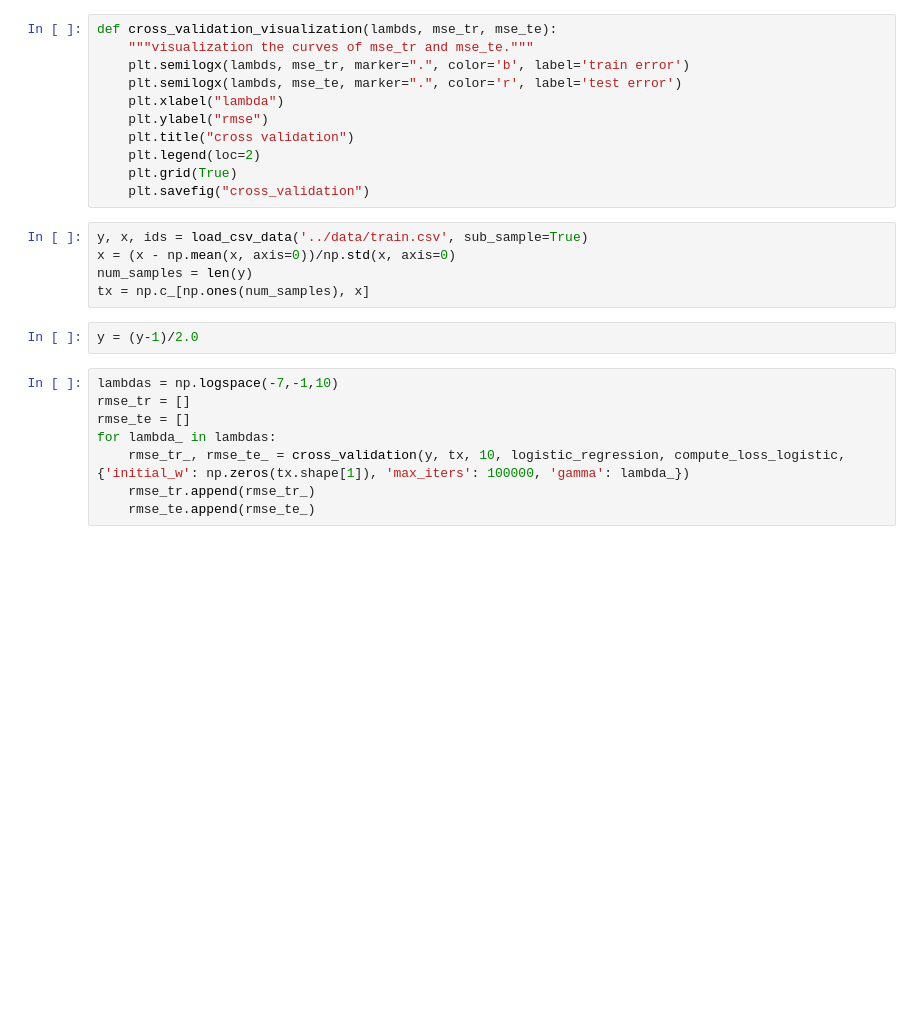
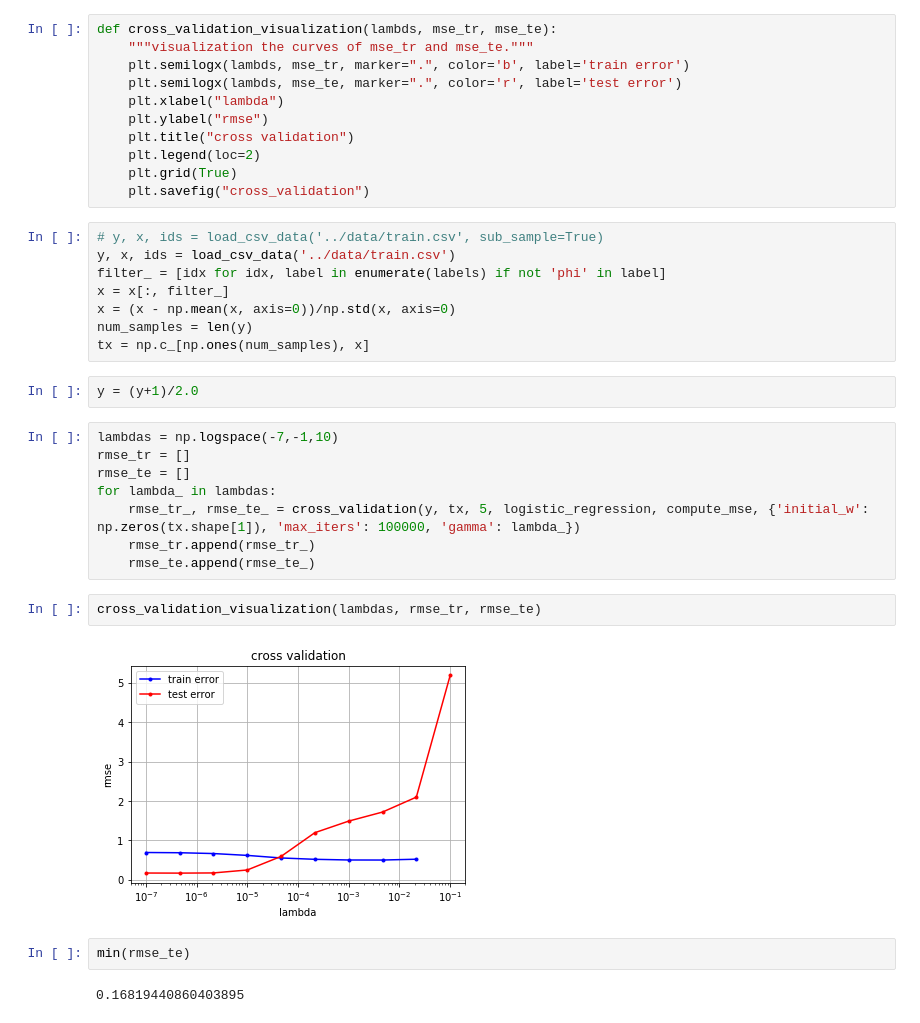
Before and after one commit to inverniz/ML_project, a Jupyter notebook: scripts/Model_building.ipynb, the cells around one changed output. Saved outputs shown, nothing was run; the diff lists cells and outputs as text; blank space fills up the shorter version.

```diff
--- a/scripts/Model_building.ipynb
+++ b/scripts/Model_building.ipynb
@@ -152,17 +135,28 @@ def cross_validation_visualization(lambds, mse_tr, mse_te):
     plt.grid(True)
     plt.savefig("cross_validation")
 # %%
-y, x, ids = load_csv_data('../data/train.csv', sub_sample=True)
+# y, x, ids = load_csv_data('../data/train.csv', sub_sample=True)
+y, x, ids = load_csv_data('../data/train.csv')
+filter_ = [idx for idx, label in enumerate(labels) if not 'phi' in label]
+x = x[:, filter_]
 x = (x - np.mean(x, axis=0))/np.std(x, axis=0)
 num_samples = len(y)
 tx = np.c_[np.ones(num_samples), x]
 # %%
-y = (y-1)/2.0
+y = (y+1)/2.0
 # %%
 lambdas = np.logspace(-7,-1,10)
 rmse_tr = []
 rmse_te = []
 for lambda_ in lambdas:
-    rmse_tr_, rmse_te_ = cross_validation(y, tx, 10, logistic_regression, compute_loss_logistic, {'initial_w': np.zeros(tx.shape[1]), 'max_iters': 100000, 'gamma': lambda_})
+    rmse_tr_, rmse_te_ = cross_validation(y, tx, 5, logistic_regression, compute_mse, {'initial_w': np.zeros(tx.shape[1]), 'max_iters': 100000, 'gamma': lambda_})
     rmse_tr.append(rmse_tr_)
     rmse_te.append(rmse_te_)
+# %%
+cross_validation_visualization(lambdas, rmse_tr, rmse_te)
+# %% [output]
+[figure, added]
+# %%
+min(rmse_te)
+# %% [output]
+0.16819440860403895
```
Also changed, not shown: parts of 17 cells of this notebook, 3 other files.
